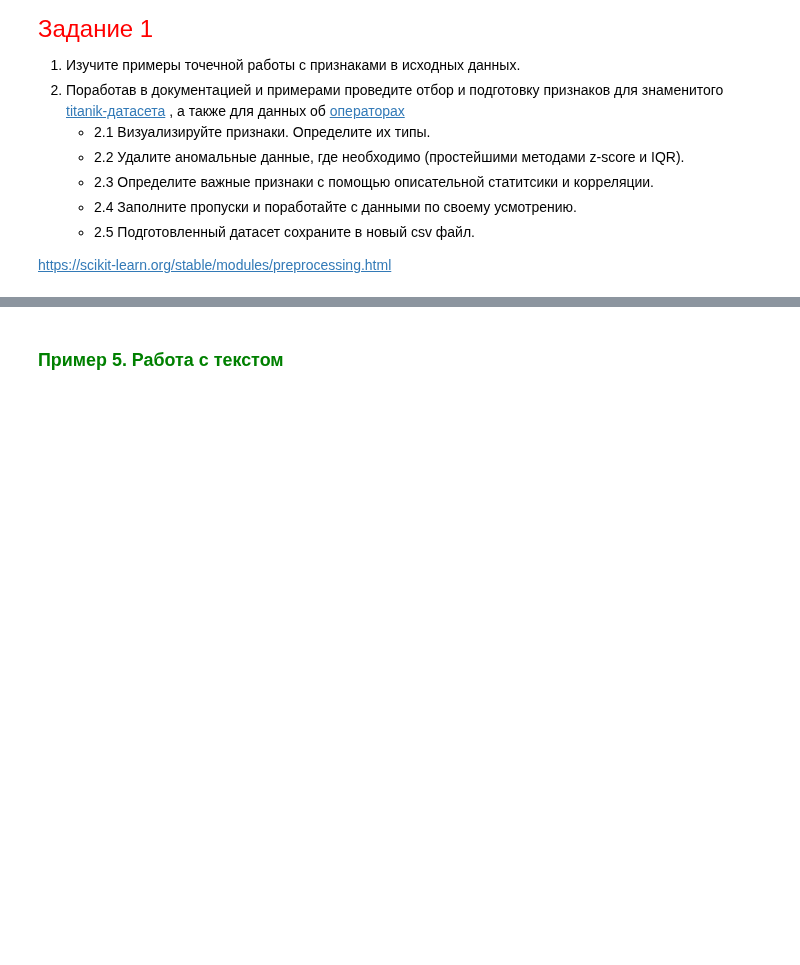
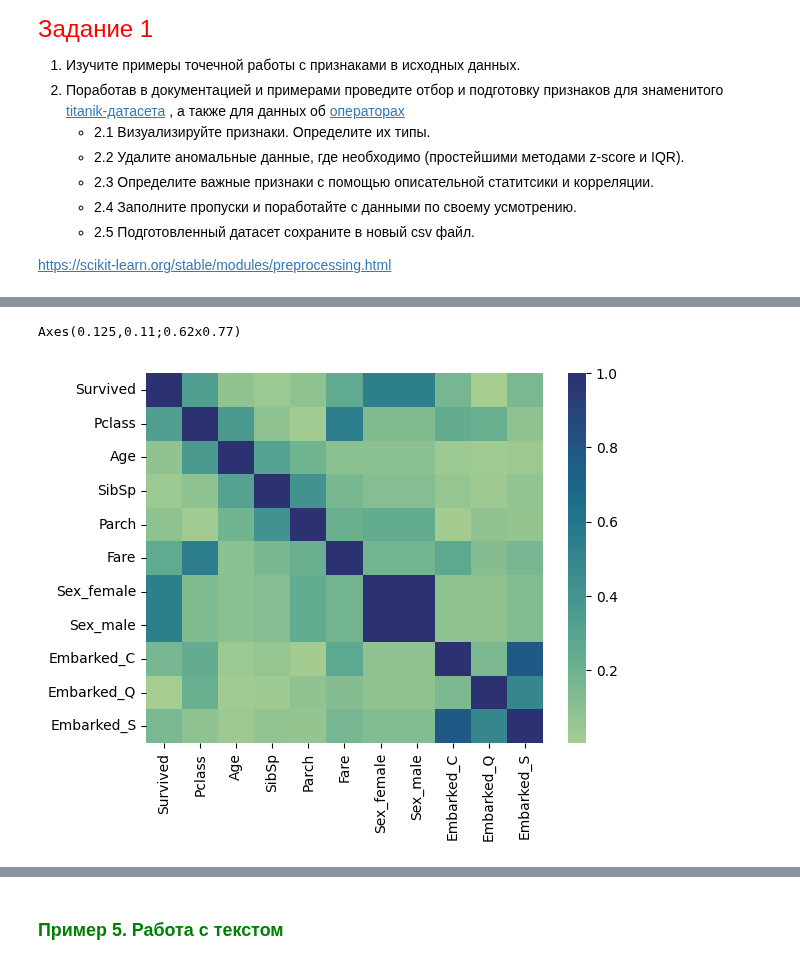
Before and after one commit to Dragoh54/MachineLearning-Labs, a Jupyter notebook: lab4/2024_ML_LR4_MACS (2).ipynb, the cells around one changed output, grey strips where cells are left out. Saved outputs shown, nothing was run; the diff lists cells and outputs as text; code cells hidden in the pictures; blank space fills up the shorter version.

```diff
--- a/lab4/2024_ML_LR4_MACS (2).ipynb
+++ b/lab4/2024_ML_LR4_MACS (2).ipynb
@@ -322,0 +362,3 @@ plt.show()
+# %%
+train = pd.get_dummies(train,columns=["Sex","Embarked"],dtype='int')    #разбили на числовые признаки
+train.head()
@@ -322,0 +372,3 @@ plt.show()
+# %%
+train.drop(['Name','Ticket','Cabin','PassengerId'], axis=1, inplace=True)   # убрал ненужные признаки
+train.head()
@@ -322,0 +391,16 @@ plt.show()
+# %%
+#избавляемся от пропусков
+for col in train.select_dtypes(include=['object']).columns:
+    train[col].fillna(train[col].mode()[0], inplace=True)
+    test[col].fillna(test[col].mode()[0], inplace=True)
+# %%
+def scale_data(data, column):
+    scaler = StandardScaler()
+    data[column] = scaler.fit_transform(data[column].values.reshape(-1, 1)).flatten()
+    return data
+
+# Применяем функцию к столбцам 'Age' и 'Fare'
+train = scale_data(train, 'Age')
+train = scale_data(train, 'Fare')
+test = scale_data(test, 'Age')
+test = scale_data(test, 'Fare')
@@ -322,0 +416,6 @@ plt.show()
+# %%
+corr_matrix = train.corr().abs()
+print(sns.heatmap(corr_matrix,cmap="crest"))
+# %% [output]
+Axes(0.125,0.11;0.62x0.77)
+[figure, added]
```
Also changed, not shown: parts of 33 cells of this notebook, 2 other files.
